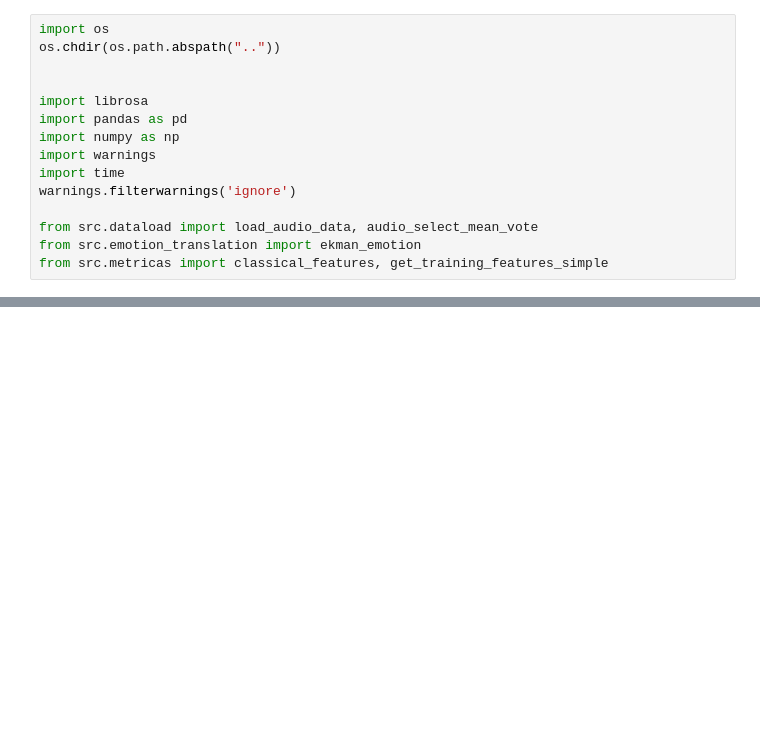
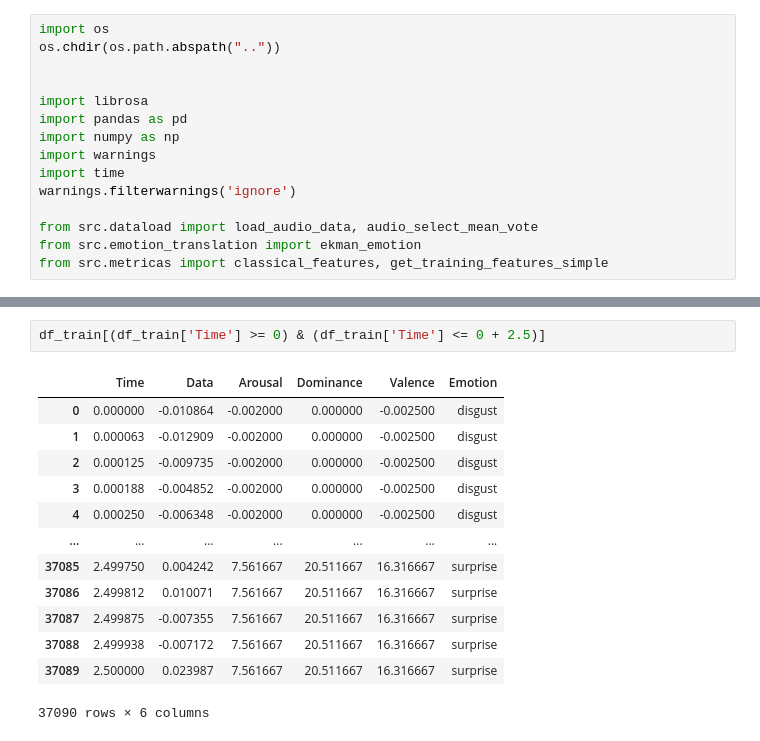
Before and after one commit to beltrewilton/mspconv_ftlab, a Jupyter notebook: notebooks/Audio - Preprocess data.ipynb, the cells around one changed output, grey strips where cells are left out. Saved outputs shown, nothing was run; the diff lists cells and outputs as text; blank space fills up the shorter version.

```diff
--- a/notebooks/Audio - Preprocess data.ipynb
+++ b/notebooks/Audio - Preprocess data.ipynb
@@ -81,0 +108,16 @@ df_features
+# %%
+df_train[(df_train['Time'] >= 0) & (df_train['Time'] <= 0 + 2.5)]
+# %% [output]
+|  | Time | Data | Arousal | Dominance | Valence | Emotion |
+| 0 | 0.000000 | -0.010864 | -0.002000 | 0.000000 | -0.002500 | disgust |
+| 1 | 0.000063 | -0.012909 | -0.002000 | 0.000000 | -0.002500 | disgust |
+| 2 | 0.000125 | -0.009735 | -0.002000 | 0.000000 | -0.002500 | disgust |
+| 3 | 0.000188 | -0.004852 | -0.002000 | 0.000000 | -0.002500 | disgust |
+| 4 | 0.000250 | -0.006348 | -0.002000 | 0.000000 | -0.002500 | disgust |
+| ... | ... | ... | ... | ... | ... | ... |
+| 37085 | 2.499750 | 0.004242 | 7.561667 | 20.511667 | 16.316667 | surprise |
+| 37086 | 2.499812 | 0.010071 | 7.561667 | 20.511667 | 16.316667 | surprise |
+| 37087 | 2.499875 | -0.007355 | 7.561667 | 20.511667 | 16.316667 | surprise |
+| 37088 | 2.499938 | -0.007172 | 7.561667 | 20.511667 | 16.316667 | surprise |
+| 37089 | 2.500000 | 0.023987 | 7.561667 | 20.511667 | 16.316667 | surprise |
+37090 rows × 6 columns
```
Also changed, not shown: parts of 12 cells of this notebook, 2 other files.
